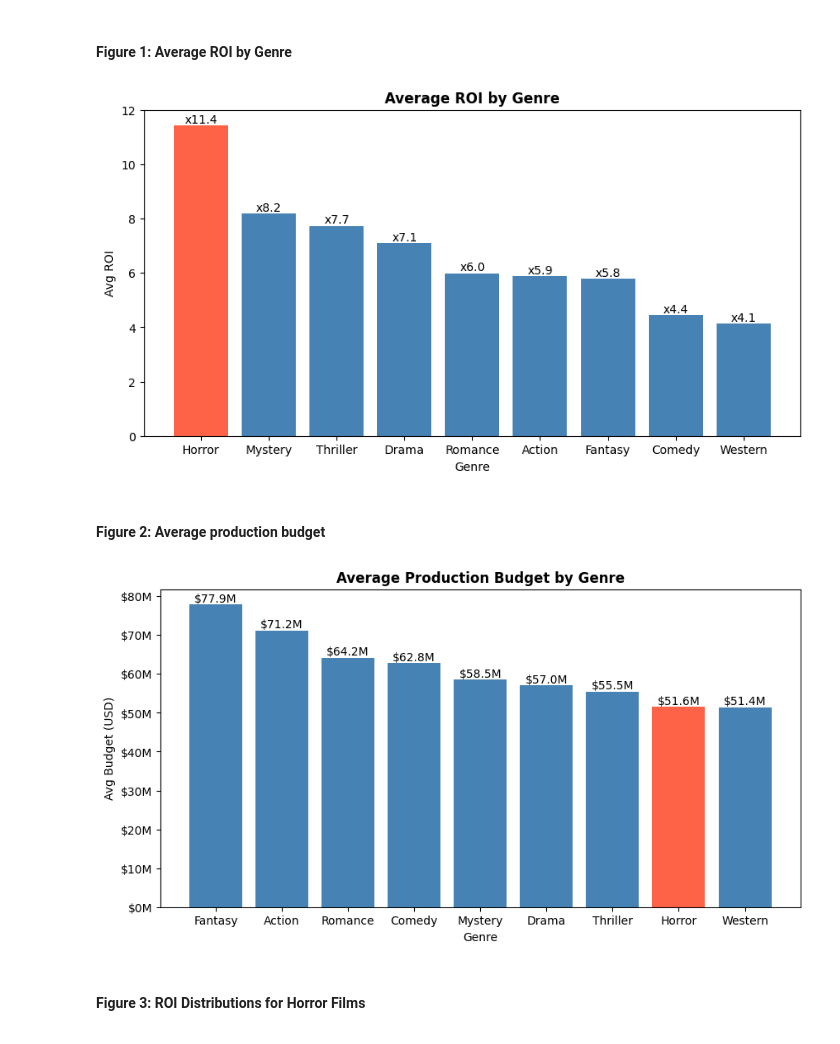
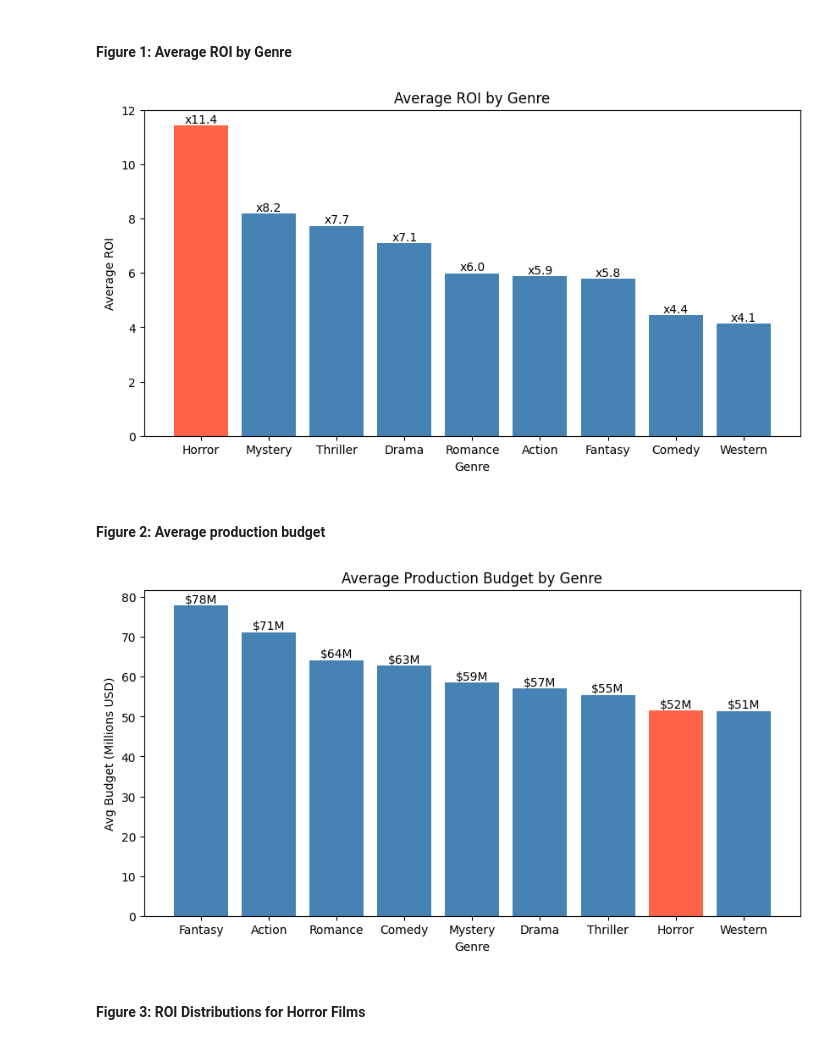
Before and after one commit to panhhng/ds256-final, a Jupyter notebook: main.ipynb, the cells around one changed output. Drawn from its saved outputs; the diff is of its cells as text; code cells hidden in the pictures.

```diff
--- a/main.ipynb
+++ b/main.ipynb
@@ -32,12 +35,16 @@ for genre in genres:
 # %% [markdown]
 #### Figure 1: Average ROI by Genre
 # %%
+# for each genre, calculate the average ROI
 avg_rois = {}
 for g in genres:
     avg_rois[g] = df[df[g]]['ROI'].mean()
 
+# create a dictionary to store film genres and their corresponding ROI
+# sorted from high to low
 avg_rois = dict(sorted(avg_rois.items(), key=lambda x: x[1], reverse=True))
 
+# assign orange to Horror bar only
 colors = []
 for g in avg_rois:
     if g == 'Horror':
@@ -45,49 +52,62 @@ for g in avg_rois:
     else:
         colors.append('steelblue')
 
+# plot bar chart: x (keys), y (ROI)
 plt.figure(figsize=(10, 5))
 bars = plt.bar(avg_rois.keys(), avg_rois.values(), color=colors)
 
-plt.title('Average ROI by Genre', fontweight='bold')
+plt.title('Average ROI by Genre')
 plt.xlabel('Genre')
-plt.ylabel('Avg ROI')
+plt.ylabel('Average ROI')
 
+# adding labels
 for bar in bars:
     y = bar.get_height()
-    plt.text(bar.get_x() + bar.get_width()/2, y, f"x{y:.1f}", ha='center', va='bottom')
+    plt.text(bar.get_x() + bar.get_width() / 2,     # x pos
+             y,                                     # y pos
+             f"x{y:.1f}",                           # formatted text
+             ha='center',
+             va='bottom'
+    )
 
 plt.show()
 # %% [output]
-[figure, old version]
+[figure, new version]
 # %% [markdown]
 #### Figure 2: Average production budget
 # %%
+# calculate average budget for each genre
+# dollars to millions
 avg_budgets = df[genres].multiply(df['budget_x'], axis=0).sum() / df[genres].sum()
+avg_budgets = avg_budgets / 1e6
+
+# high to low
 avg_budgets = avg_budgets.sort_values(ascending=False)
 
+# highlight Horror by coloring tomato
 colors = ['tomato' if g == 'Horror' else 'steelblue' for g in avg_budgets.index]
-
-from matplotlib.ticker import FuncFormatter
-def millions(x, pos):
-    return f'${x*1e-6:.0f}M'
 
 plt.figure(figsize=(10, 5))
 bars = plt.bar(avg_budgets.index, avg_budgets.values, color=colors)
 
-plt.title('Average Production Budget by Genre', fontweight='bold')
+plt.title('Average Production Budget by Genre')
 plt.xlabel('Genre')
-plt.ylabel('Avg Budget (USD)')
-plt.gca().yaxis.set_major_formatter(FuncFormatter(millions))
+plt.ylabel('Avg Budget (Millions USD)')
 
+# add labels
 for bar in bars:
     y = bar.get_height()
-    plt.text(bar.get_x() + bar.get_width() / 2, y,
-             f'${y*1e-6:.1f}M',
-             ha='center', va='bottom')
+    plt.text(
+        bar.get_x() + bar.get_width() / 2, # x pos
+        y,                                 # y pos
+        f'${y:.0f}M',                      # text
+        ha='center',
+        va='bottom'
+    )
 
 plt.show()
 # %% [output]
-[figure, old version]
+[figure, new version]
 # %% [markdown]
 #### Figure 3: ROI Distributions for Horror Films
 # %%
```
Also changed, not shown: parts of 2 cells of this notebook.
